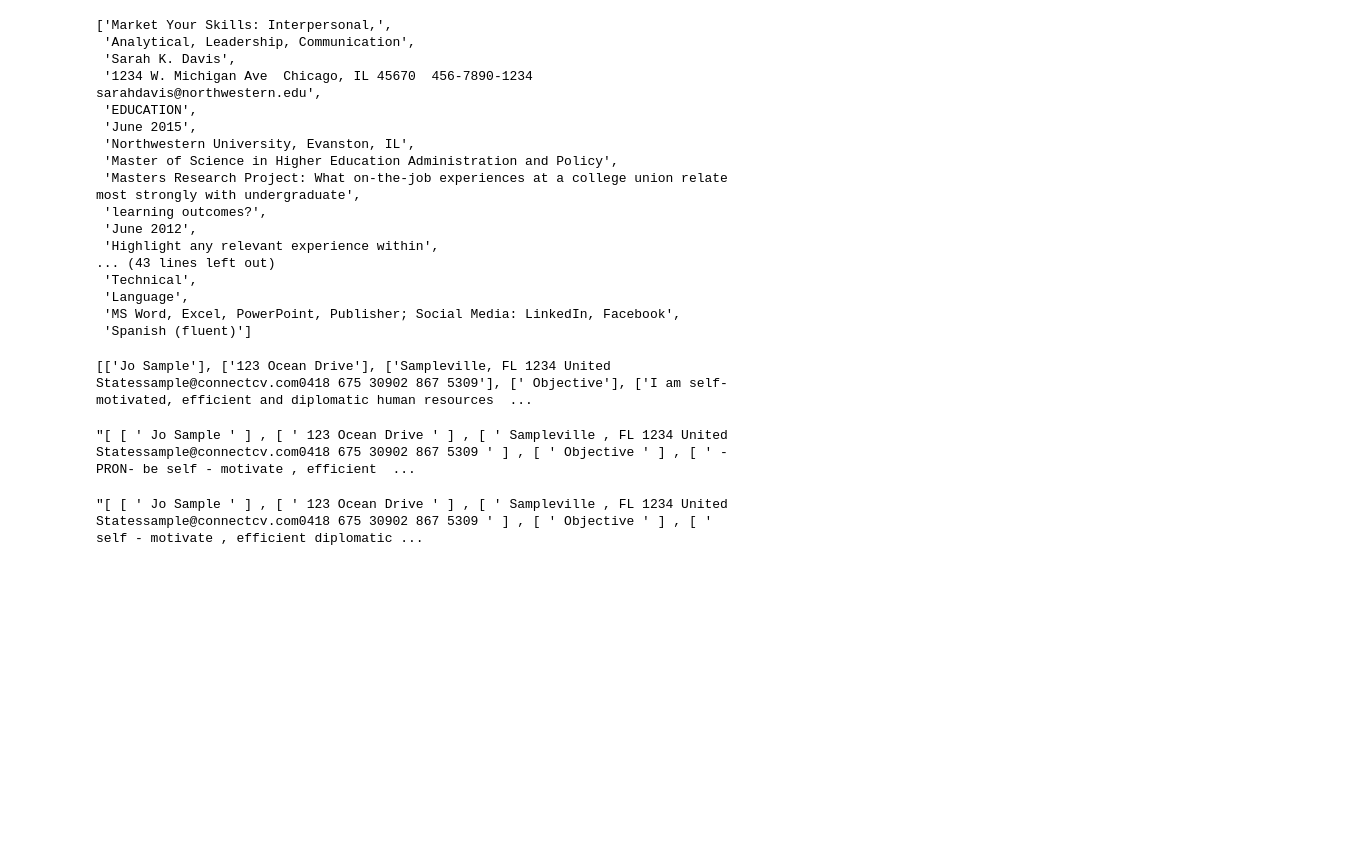
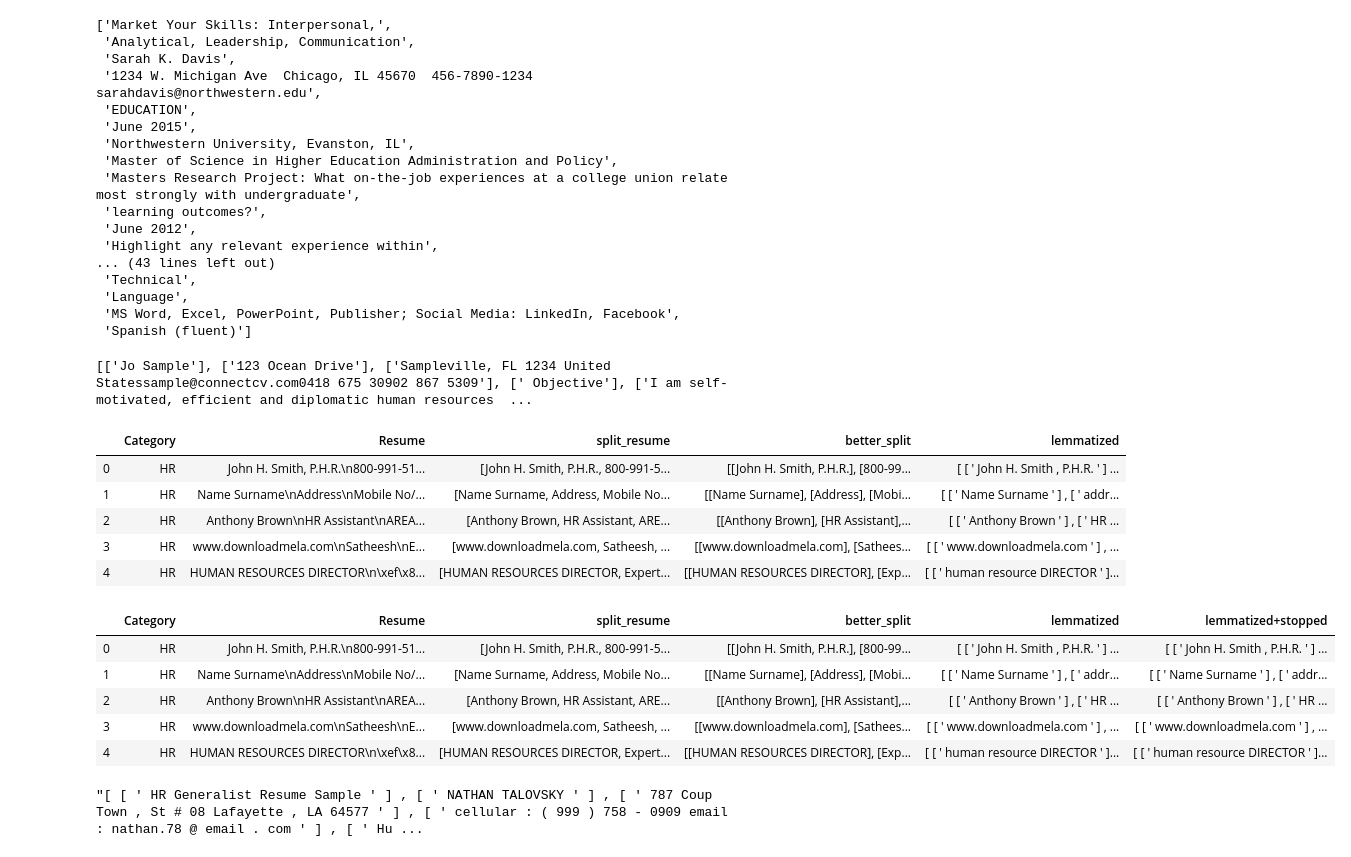
Before and after one commit to data-dawgs/data_project, a Jupyter notebook: Resume.ipynb, the cells around one changed output. Saved outputs shown, nothing was run; the diff lists cells and outputs as text; code cells hidden in the pictures; blank space fills up the shorter version.

Commit message:
Add files via upload
Fixed the for loop issue

```diff
--- a/Resume.ipynb
+++ b/Resume.ipynb
@@ -117,15 +117,22 @@ print(cleaned_df['better_split'][20])
 # Initialize spacy 'en' model, keeping only tagger component needed for lemmatization
 nlp = spacy.load('en', disable=['parser', 'ner'])
 
-sentence = str(cleaned_df['better_split'][20])
+cleaned_df['lemmatized'] = cleaned_df['better_split']
 
-# Parse the sentence using the loaded 'en' model object `nlp`
-doc = nlp(sentence)
+for i in range(len(cleaned_df)):
+    sentence = str(cleaned_df['better_split'][i])
+    # Parse the sentence using the loaded 'en' model object `nlp`
+    doc = nlp(sentence)
+    # Extract the lemma for each token and join
+    cleaned_df['lemmatized'][i] = " ".join([token.lemma_ for token in doc])
 
-# Extract the lemma for each token and join
-# " ".join([token.lemma_ for token in doc])
-cleaned_df['lemmatized'] = cleaned_df['better_split']
-cleaned_df['lemmatized'][20] = " ".join([token.lemma_ for token in doc])
-cleaned_df['lemmatized'][20]
+# This loop makes a new column called "lemmatized" where it shows each resume lemmatized
+# NOTE: this for loop takes forever to run, be patient until cleaned_df.head() shows up so you know it's finished
+cleaned_df.head()
 # %% [output]
-"[ [ ' Jo Sample ' ] , [ ' 123 Ocean Drive ' ] , [ ' Sampleville , FL 1234 United Statessample@connectcv.com0418 675 30902 867 5309 ' ] , [ ' Objective ' ] , [ ' -PRON- be self - motivate , efficient  ...
+|  | Category | Resume | split_resume | better_split | lemmatized |
+| 0 | HR | John H. Smith, P.H.R.\n800-991-51... | [John H. Smith, P.H.R., 800-991-5... | [[John H. Smith, P.H.R.], [800-99... | [ [ ' John H. Smith , P.H.R. ' ] ... |
+| 1 | HR | Name Surname\nAddress\nMobile No/... | [Name Surname, Address, Mobile No... | [[Name Surname], [Address], [Mobi... | [ [ ' Name Surname ' ] , [ ' addr... |
+| 2 | HR | Anthony Brown\nHR Assistant\nAREA... | [Anthony Brown, HR Assistant, ARE... | [[Anthony Brown], [HR Assistant],... | [ [ ' Anthony Brown ' ] , [ ' HR ... |
+| 3 | HR | www.downloadmela.com\nSatheesh\nE... | [www.downloadmela.com, Satheesh, ... | [[www.downloadmela.com], [Sathees... | [ [ ' www.downloadmela.com ' ] , ... |
+| 4 | HR | HUMAN RESOURCES DIRECTOR\n\xef\x8... | [HUMAN RESOURCES DIRECTOR, Expert... | [[HUMAN RESOURCES DIRECTOR], [Exp... | [ [ ' human resource DIRECTOR ' ]... |
@@ -132,10 +142,22 @@ cleaned_df['lemmatized'][20]
 # %%
 # remove stopped words. basically removing irrelevant words such as "and" or "to"
 from nltk.corpus import stopwords
 cachedStopWords = stopwords.words("english")
-text = cleaned_df['lemmatized'][20]
-cleaned_df['lemmatizedandstopped'] = cleaned_df['lemmatized']
-cleaned_df['lemmatizedandstopped'][20] = " ".join([word for word in text.split() if word not in cachedStopWords and word!='-PRON-'])
-cleaned_df['lemmatizedandstopped'][20]
+
+cleaned_df['lemmatized+stopped'] = cleaned_df['lemmatized']
+
+for i in range(len(cleaned_df)):
+    text = cleaned_df['lemmatized'][i]
+    cleaned_df['lemmatized+stopped'][i] = " ".join([word for word in text.split() if word not in cachedStopWords and word!='-PRON-'])
+cleaned_df.head()
 # %% [output]
-"[ [ ' Jo Sample ' ] , [ ' 123 Ocean Drive ' ] , [ ' Sampleville , FL 1234 United Statessample@connectcv.com0418 675 30902 867 5309 ' ] , [ ' Objective ' ] , [ ' self - motivate , efficient diplomatic ...
+|  | Category | Resume | split_resume | better_split | lemmatized | lemmatized+stopped |
+| 0 | HR | John H. Smith, P.H.R.\n800-991-51... | [John H. Smith, P.H.R., 800-991-5... | [[John H. Smith, P.H.R.], [800-99... | [ [ ' John H. Smith , P.H.R. ' ] ... | [ [ ' John H. Smith , P.H.R. ' ] ... |
+| 1 | HR | Name Surname\nAddress\nMobile No/... | [Name Surname, Address, Mobile No... | [[Name Surname], [Address], [Mobi... | [ [ ' Name Surname ' ] , [ ' addr... | [ [ ' Name Surname ' ] , [ ' addr... |
+| 2 | HR | Anthony Brown\nHR Assistant\nAREA... | [Anthony Brown, HR Assistant, ARE... | [[Anthony Brown], [HR Assistant],... | [ [ ' Anthony Brown ' ] , [ ' HR ... | [ [ ' Anthony Brown ' ] , [ ' HR ... |
+| 3 | HR | www.downloadmela.com\nSatheesh\nE... | [www.downloadmela.com, Satheesh, ... | [[www.downloadmela.com], [Sathees... | [ [ ' www.downloadmela.com ' ] , ... | [ [ ' www.downloadmela.com ' ] , ... |
+| 4 | HR | HUMAN RESOURCES DIRECTOR\n\xef\x8... | [HUMAN RESOURCES DIRECTOR, Expert... | [[HUMAN RESOURCES DIRECTOR], [Exp... | [ [ ' human resource DIRECTOR ' ]... | [ [ ' human resource DIRECTOR ' ]... |
+# %%
+cleaned_df['lemmatized+stopped'][30]
+# %% [output]
+"[ [ ' HR Generalist Resume Sample ' ] , [ ' NATHAN TALOVSKY ' ] , [ ' 787 Coup Town , St # 08 Lafayette , LA 64577 ' ] , [ ' cellular : ( 999 ) 758 - 0909 email : nathan.78 @ email . com ' ] , [ ' Hu ...
```
Also changed, not shown: parts of 1 cell of this notebook.
